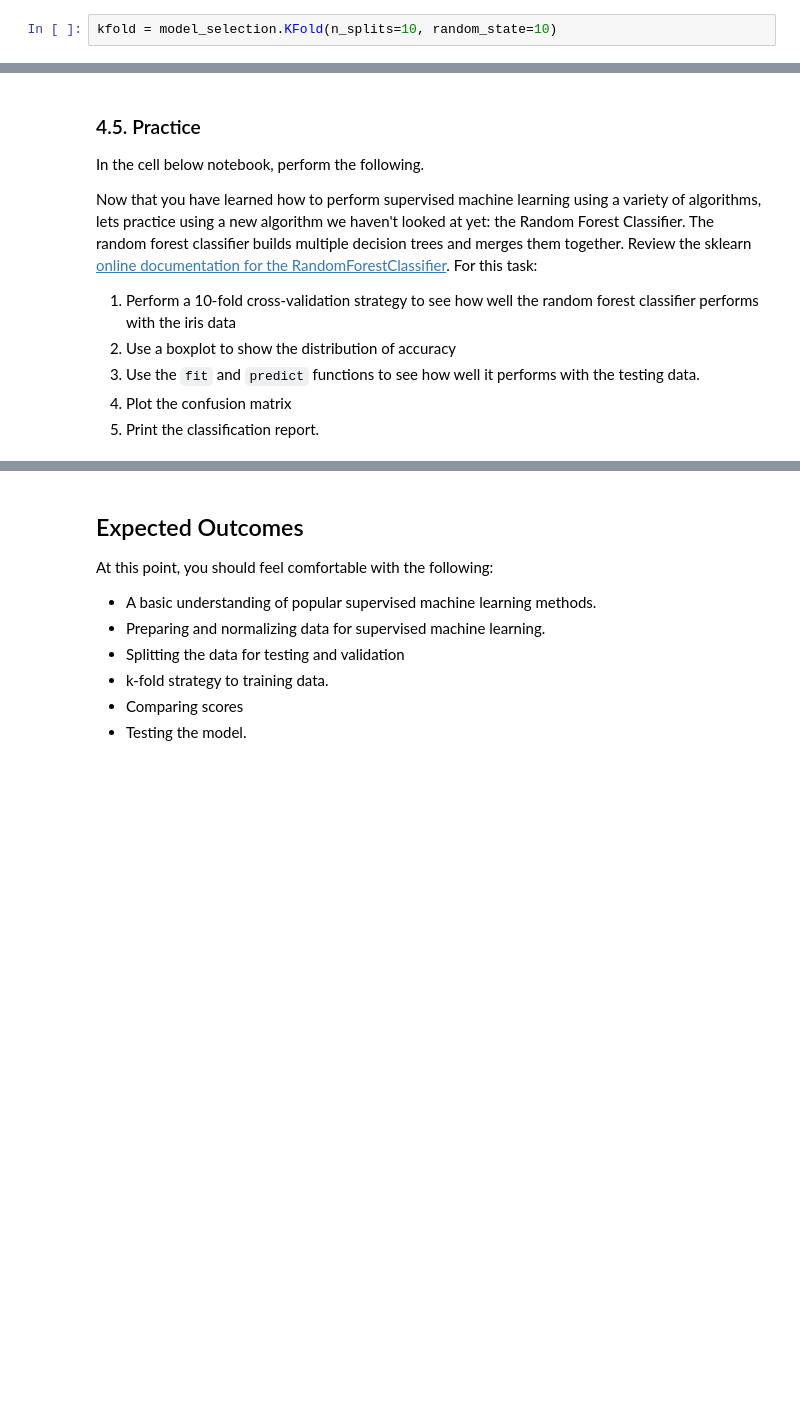
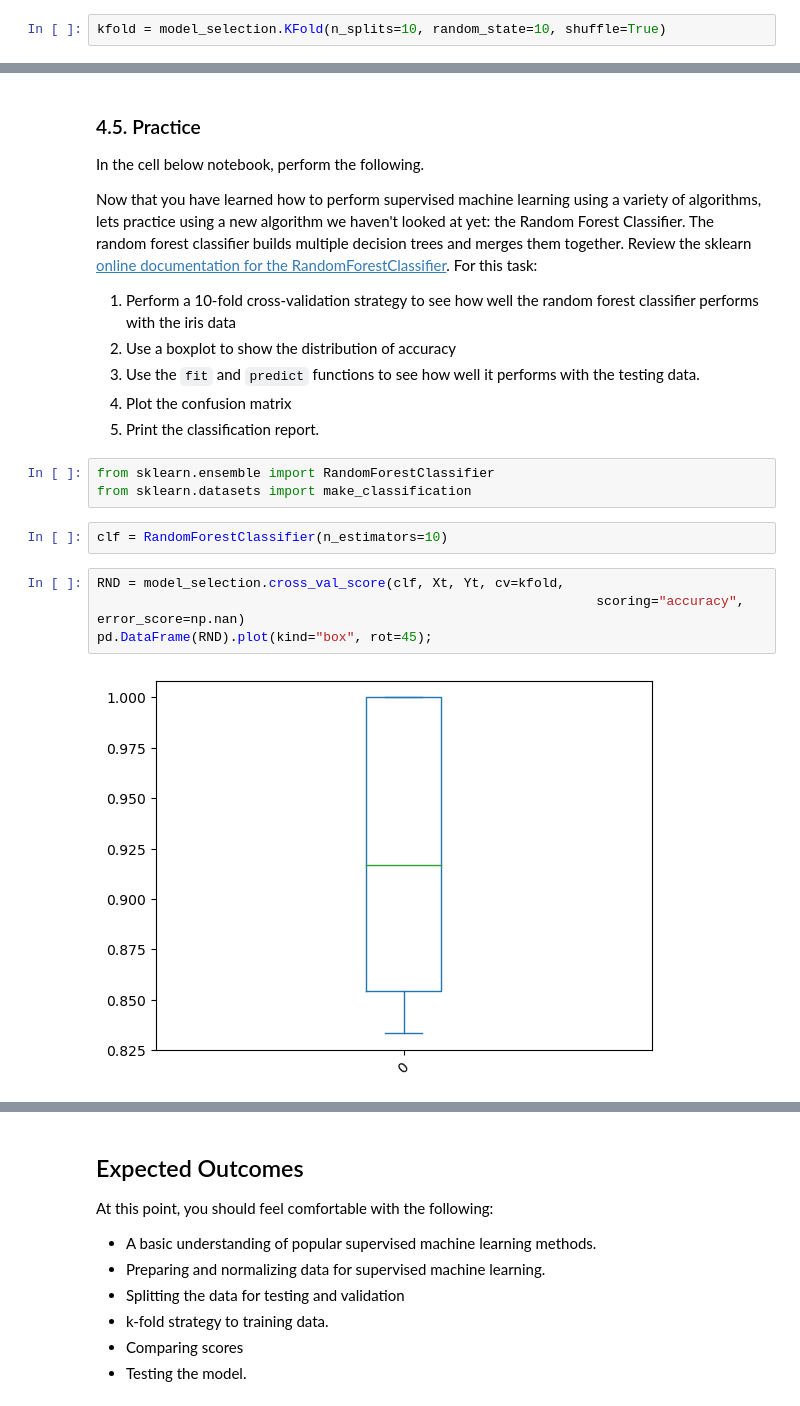
Before and after one commit to Acorntree616/Data-Analytics-With-Python, a Jupyter notebook: Module2-Data_Analytics/A09-Supervised_ML.ipynb, the cells around one changed output, grey strips where cells are left out. Cells and saved outputs as stored; diff of their text form; blank space fills up the shorter version.

```diff
--- a/Module2-Data_Analytics/A09-Supervised_ML.ipynb
+++ b/Module2-Data_Analytics/A09-Supervised_ML.ipynb
@@ -313,7 +331,7 @@ To establish a K-fold cross-validation strategy we use the `model_selection.KFol
 
 Lets create a K-fold strategy that splits the iris data into 10 subsets and a random seed of 10.
 # %%
-kfold = model_selection.KFold(n_splits=10, random_state=10)
+kfold = model_selection.KFold(n_splits=10, random_state=10, shuffle=True)
 # %% [markdown]
 ### 4.2. Evaulate ML Algorithms
 # %% [markdown]
@@ -737,3 +832,14 @@ Now that you have learned how to perform supervised machine learning using a var
 3. Use the `fit` and `predict` functions to see how well it performs with the testing data.
 4. Plot the confusion matrix
 5. Print the classification report.
+# %%
+from sklearn.ensemble import RandomForestClassifier
+from sklearn.datasets import make_classification
+# %%
+clf = RandomForestClassifier(n_estimators=10)
+# %%
+RND = model_selection.cross_val_score(clf, Xt, Yt, cv=kfold,
+                                                                scoring="accuracy", error_score=np.nan)
+pd.DataFrame(RND).plot(kind="box", rot=45);
+# %% [output]
+[figure, added]
```
Also changed, not shown: parts of 24 cells of this notebook.
